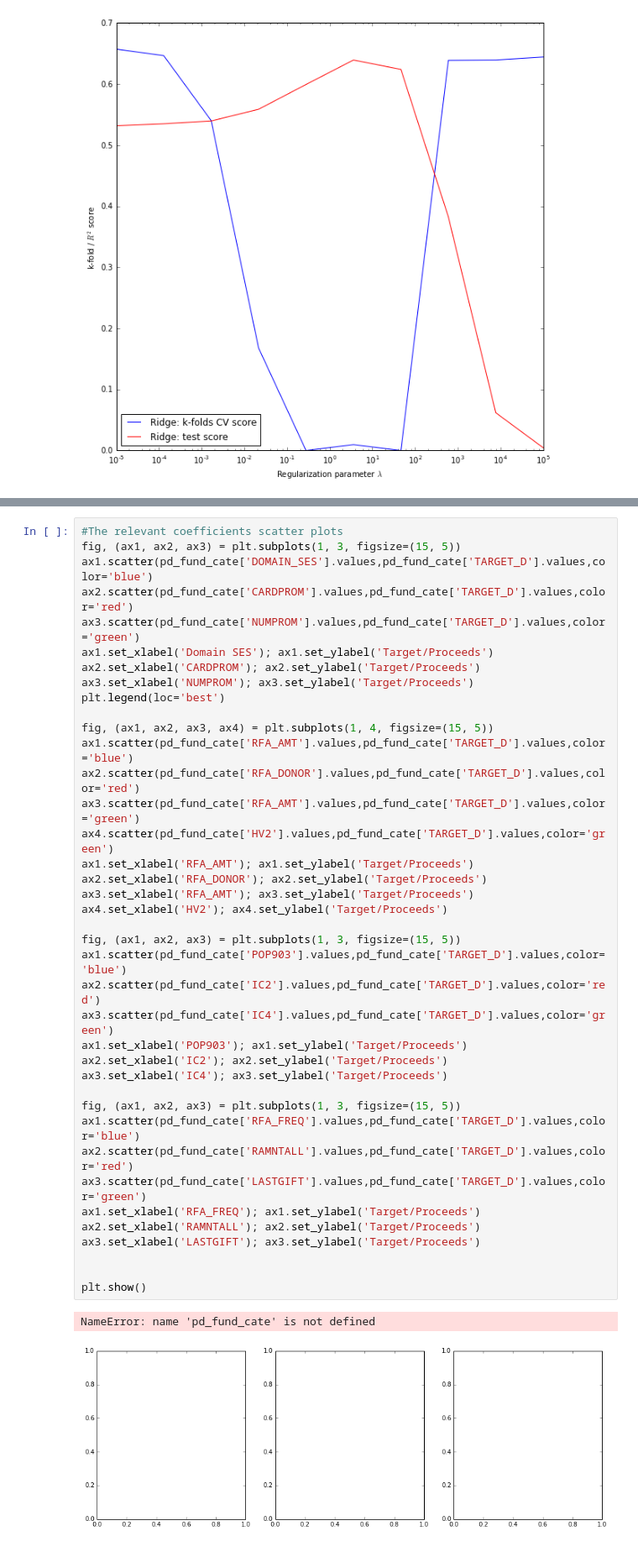
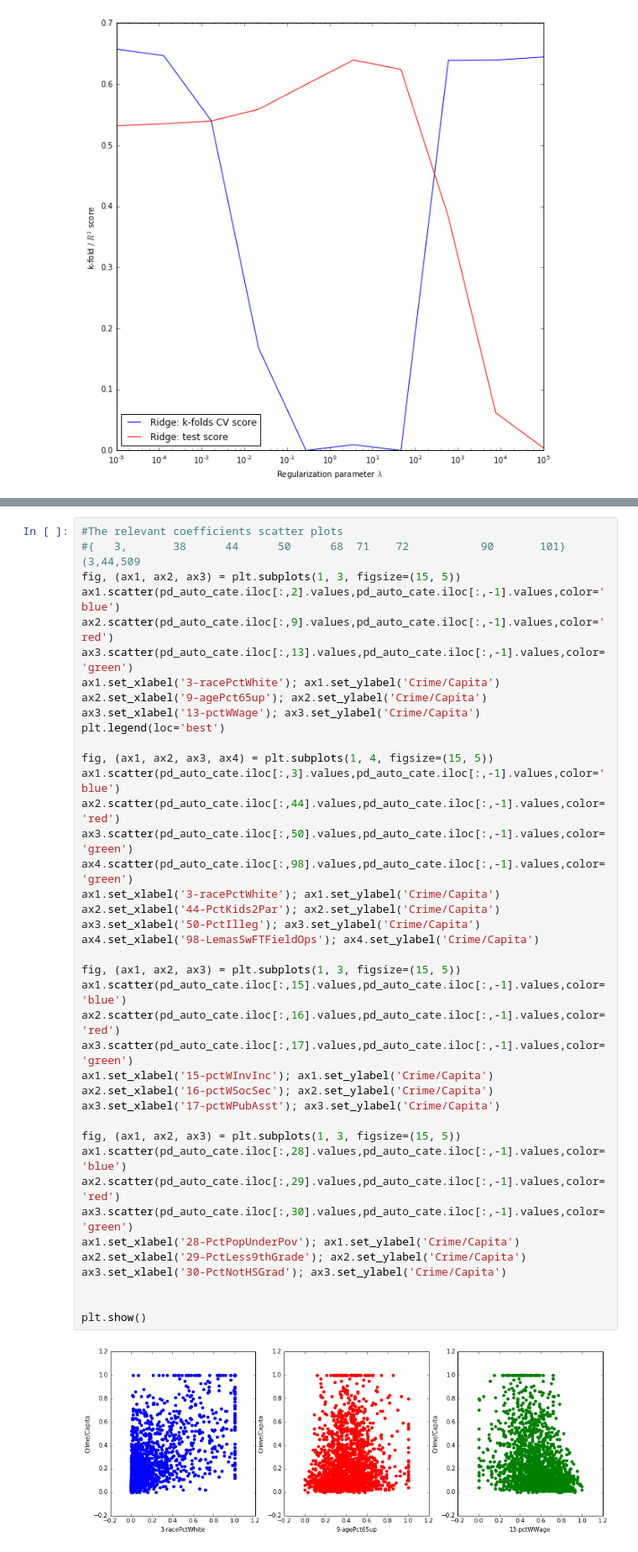
Before and after one commit to stiwarih/E-150-Grad, a Jupyter notebook: data-sets/final/lasso.ipynb, the cells around one changed output, grey strips where cells are left out. Shown at 84% size. Cells and saved outputs as stored; diff of their text form.

```diff
--- a/data-sets/final/lasso.ipynb
+++ b/data-sets/final/lasso.ipynb
@@ -775,42 +761,42 @@ CV model performed very well for optimized choices of lambda and it seems to res
 # %%
 #The relevant coefficients scatter plots
+#{   3,       38      44      50      68  71    72           90       101}(3,44,509
 fig, (ax1, ax2, ax3) = plt.subplots(1, 3, figsize=(15, 5))
-ax1.scatter(pd_fund_cate['DOMAIN_SES'].values,pd_fund_cate['TARGET_D'].values,color='blue')
-ax2.scatter(pd_fund_cate['CARDPROM'].values,pd_fund_cate['TARGET_D'].values,color='red')
-ax3.scatter(pd_fund_cate['NUMPROM'].values,pd_fund_cate['TARGET_D'].values,color='green')
-ax1.set_xlabel('Domain SES'); ax1.set_ylabel('Target/Proceeds')
-ax2.set_xlabel('CARDPROM'); ax2.set_ylabel('Target/Proceeds')
-ax3.set_xlabel('NUMPROM'); ax3.set_ylabel('Target/Proceeds')
+ax1.scatter(pd_auto_cate.iloc[:,2].values,pd_auto_cate.iloc[:,-1].values,color='blue')
+ax2.scatter(pd_auto_cate.iloc[:,9].values,pd_auto_cate.iloc[:,-1].values,color='red')
+ax3.scatter(pd_auto_cate.iloc[:,13].values,pd_auto_cate.iloc[:,-1].values,color='green')
+ax1.set_xlabel('3-racePctWhite'); ax1.set_ylabel('Crime/Capita')
+ax2.set_xlabel('9-agePct65up'); ax2.set_ylabel('Crime/Capita')
+ax3.set_xlabel('13-pctWWage'); ax3.set_ylabel('Crime/Capita')
 plt.legend(loc='best')
 
 fig, (ax1, ax2, ax3, ax4) = plt.subplots(1, 4, figsize=(15, 5))
-ax1.scatter(pd_fund_cate['RFA_AMT'].values,pd_fund_cate['TARGET_D'].values,color='blue')
-ax2.scatter(pd_fund_cate['RFA_DONOR'].values,pd_fund_cate['TARGET_D'].values,color='red')
-ax3.scatter(pd_fund_cate['RFA_AMT'].values,pd_fund_cate['TARGET_D'].values,color='green')
-ax4.scatter(pd_fund_cate['HV2'].values,pd_fund_cate['TARGET_D'].values,color='green')
-ax1.set_xlabel('RFA_AMT'); ax1.set_ylabel('Target/Proceeds')
-ax2.set_xlabel('RFA_DONOR'); ax2.set_ylabel('Target/Proceeds')
-ax3.set_xlabel('RFA_AMT'); ax3.set_ylabel('Target/Proceeds')
-ax4.set_xlabel('HV2'); ax4.set_ylabel('Target/Proceeds')
+ax1.scatter(pd_auto_cate.iloc[:,3].values,pd_auto_cate.iloc[:,-1].values,color='blue')
+ax2.scatter(pd_auto_cate.iloc[:,44].values,pd_auto_cate.iloc[:,-1].values,color='red')
+ax3.scatter(pd_auto_cate.iloc[:,50].values,pd_auto_cate.iloc[:,-1].values,color='green')
+ax4.scatter(pd_auto_cate.iloc[:,98].values,pd_auto_cate.iloc[:,-1].values,color='green')
+ax1.set_xlabel('3-racePctWhite'); ax1.set_ylabel('Crime/Capita')
+ax2.set_xlabel('44-PctKids2Par'); ax2.set_ylabel('Crime/Capita')
+ax3.set_xlabel('50-PctIlleg'); ax3.set_ylabel('Crime/Capita')
+ax4.set_xlabel('98-LemasSwFTFieldOps'); ax4.set_ylabel('Crime/Capita')
 
 fig, (ax1, ax2, ax3) = plt.subplots(1, 3, figsize=(15, 5))
-ax1.scatter(pd_fund_cate['POP903'].values,pd_fund_cate['TARGET_D'].values,color='blue')
-ax2.scatter(pd_fund_cate['IC2'].values,pd_fund_cate['TARGET_D'].values,color='red')
-ax3.scatter(pd_fund_cate['IC4'].values,pd_fund_cate['TARGET_D'].values,color='green')
-ax1.set_xlabel('POP903'); ax1.set_ylabel('Target/Proceeds')
-ax2.set_xlabel('IC2'); ax2.set_ylabel('Target/Proceeds')
-ax3.set_xlabel('IC4'); ax3.set_ylabel('Target/Proceeds')
+ax1.scatter(pd_auto_cate.iloc[:,15].values,pd_auto_cate.iloc[:,-1].values,color='blue')
+ax2.scatter(pd_auto_cate.iloc[:,16].values,pd_auto_cate.iloc[:,-1].values,color='red')
+ax3.scatter(pd_auto_cate.iloc[:,17].values,pd_auto_cate.iloc[:,-1].values,color='green')
+ax1.set_xlabel('15-pctWInvInc'); ax1.set_ylabel('Crime/Capita')
+ax2.set_xlabel('16-pctWSocSec'); ax2.set_ylabel('Crime/Capita')
+ax3.set_xlabel('17-pctWPubAsst'); ax3.set_ylabel('Crime/Capita')
 
 fig, (ax1, ax2, ax3) = plt.subplots(1, 3, figsize=(15, 5))
-ax1.scatter(pd_fund_cate['RFA_FREQ'].values,pd_fund_cate['TARGET_D'].values,color='blue')
-ax2.scatter(pd_fund_cate['RAMNTALL'].values,pd_fund_cate['TARGET_D'].values,color='red')
-ax3.scatter(pd_fund_cate['LASTGIFT'].values,pd_fund_cate['TARGET_D'].values,color='green')
-ax1.set_xlabel('RFA_FREQ'); ax1.set_ylabel('Target/Proceeds')
-ax2.set_xlabel('RAMNTALL'); ax2.set_ylabel('Target/Proceeds')
-ax3.set_xlabel('LASTGIFT'); ax3.set_ylabel('Target/Proceeds')
+ax1.scatter(pd_auto_cate.iloc[:,28].values,pd_auto_cate.iloc[:,-1].values,color='blue')
+ax2.scatter(pd_auto_cate.iloc[:,29].values,pd_auto_cate.iloc[:,-1].values,color='red')
+ax3.scatter(pd_auto_cate.iloc[:,30].values,pd_auto_cate.iloc[:,-1].values,color='green')
+ax1.set_xlabel('28-PctPopUnderPov'); ax1.set_ylabel('Crime/Capita')
+ax2.set_xlabel('29-PctLess9thGrade'); ax2.set_ylabel('Crime/Capita')
+ax3.set_xlabel('30-PctNotHSGrad'); ax3.set_ylabel('Crime/Capita')
 
 
 plt.show()
 # %% [output]
-NameError: name 'pd_fund_cate' is not defined
-[figure, old version]
+[figure, new version]
```
Also changed, not shown: parts of 29 cells of this notebook.
